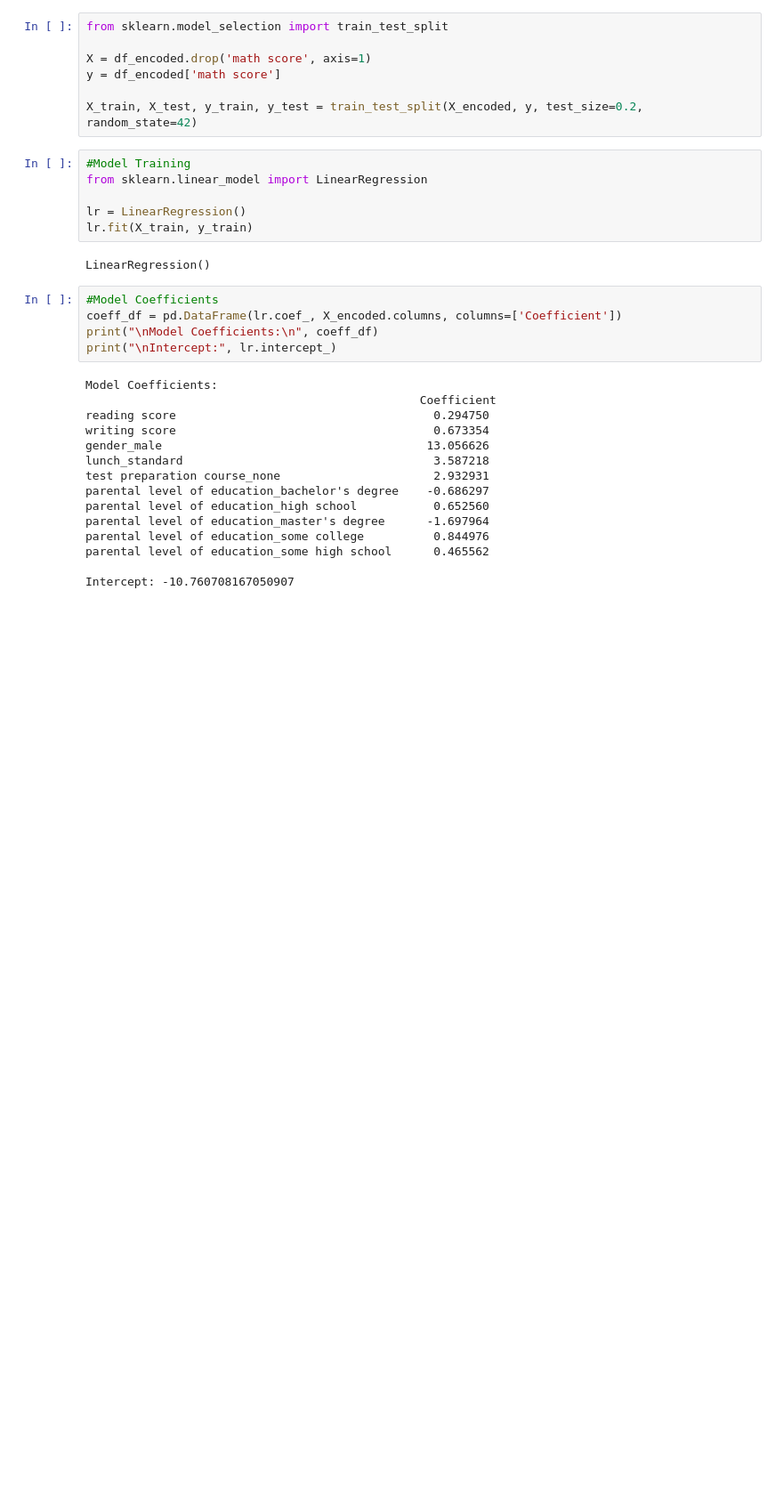
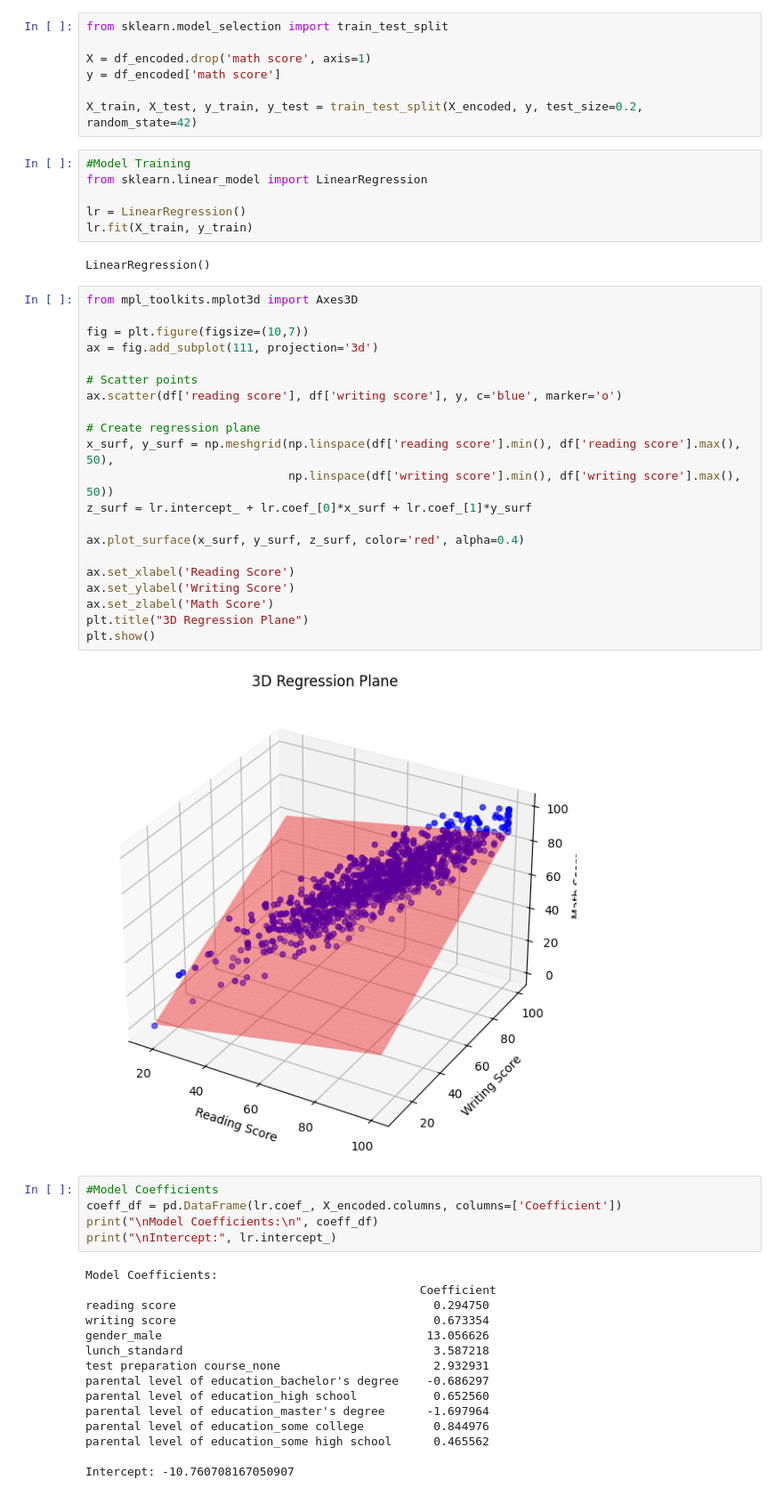
Before and after one commit to ARJUN108-verma/Internship-at-Gudsky-Research-Foundation, a Jupyter notebook: 5_Multiple_Linear_Regression_Predicting_with_Multiple_Features.ipynb, the cells around one changed output. Shown at 89% size. Saved outputs shown, nothing was run; the diff lists cells and outputs as text; blank space fills up the shorter version.

```diff
--- a/5_Multiple_Linear_Regression_Predicting_with_Multiple_Features.ipynb
+++ b/5_Multiple_Linear_Regression_Predicting_with_Multiple_Features.ipynb
@@ -184,6 +185,29 @@ lr = LinearRegression()
 lr.fit(X_train, y_train)
 # %% [output]
 LinearRegression()
+# %%
+from mpl_toolkits.mplot3d import Axes3D
+
+fig = plt.figure(figsize=(10,7))
+ax = fig.add_subplot(111, projection='3d')
+
+# Scatter points
+ax.scatter(df['reading score'], df['writing score'], y, c='blue', marker='o')
+
+# Create regression plane
+x_surf, y_surf = np.meshgrid(np.linspace(df['reading score'].min(), df['reading score'].max(), 50),
+                             np.linspace(df['writing score'].min(), df['writing score'].max(), 50))
+z_surf = lr.intercept_ + lr.coef_[0]*x_surf + lr.coef_[1]*y_surf
+
+ax.plot_surface(x_surf, y_surf, z_surf, color='red', alpha=0.4)
+
+ax.set_xlabel('Reading Score')
+ax.set_ylabel('Writing Score')
+ax.set_zlabel('Math Score')
+plt.title("3D Regression Plane")
+plt.show()
+# %% [output]
+[figure, added]
 # %%
 #Model Coefficients
 coeff_df = pd.DataFrame(lr.coef_, X_encoded.columns, columns=['Coefficient'])
```
Also changed, not shown: parts of 5 cells of this notebook.
